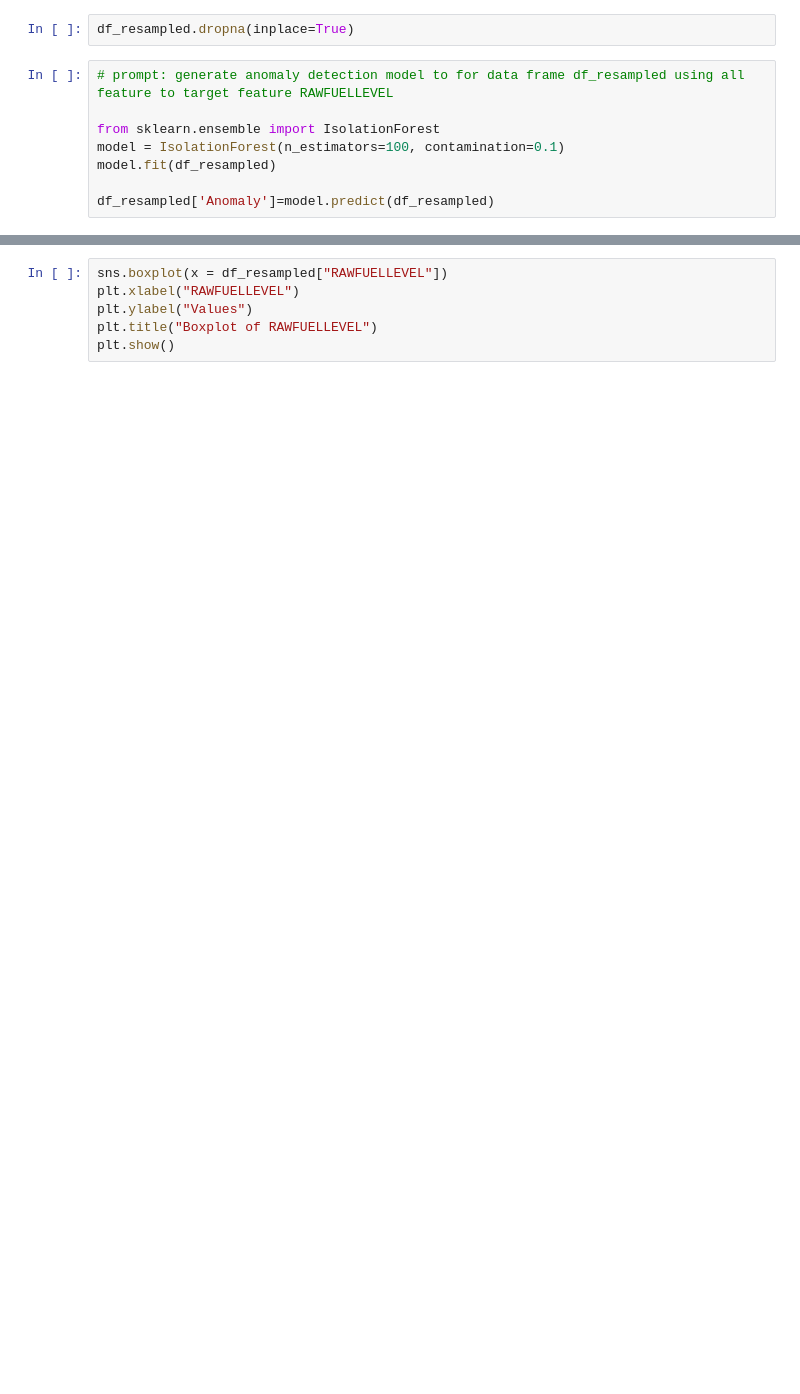
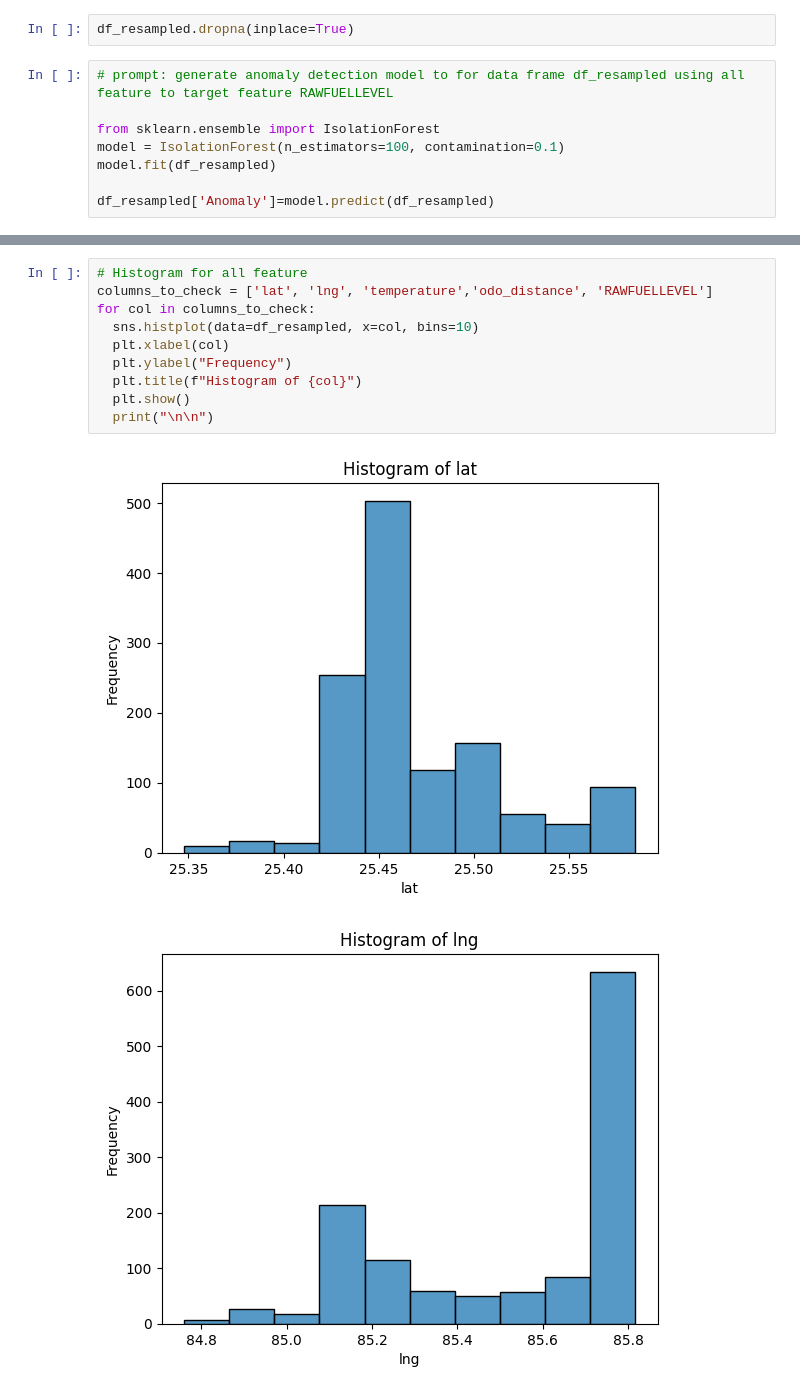
Before and after one commit to Mukund94/FUEL-MANAGEMENT-SOLUTION-TEST-CASE, a Jupyter notebook: FUEL_MANAGEMENT_SOLUTION_TEST_CASE.ipynb, the cells around one changed output, grey strips where cells are left out. Cells and saved outputs as stored; diff of their text form; blank space fills up the shorter version.

```diff
--- a/FUEL_MANAGEMENT_SOLUTION_TEST_CASE.ipynb
+++ b/FUEL_MANAGEMENT_SOLUTION_TEST_CASE.ipynb
@@ -520,6 +563,13 @@ df_resampled.tail()
-# %%
-sns.boxplot(x = df_resampled["RAWFUELLEVEL"])
-plt.xlabel("RAWFUELLEVEL")
-plt.ylabel("Values")
-plt.title("Boxplot of RAWFUELLEVEL")
-plt.show()
+# %%
+# Histogram for all feature
+columns_to_check = ['lat', 'lng', 'temperature','odo_distance', 'RAWFUELLEVEL']
+for col in columns_to_check:
+  sns.histplot(data=df_resampled, x=col, bins=10)
+  plt.xlabel(col)
+  plt.ylabel("Frequency")
+  plt.title(f"Histogram of {col}")
+  plt.show()
+  print("\n\n")
+# %% [output]
+[figure, added]
+[figure, added]
```
Also changed, not shown: parts of 11 cells of this notebook.
